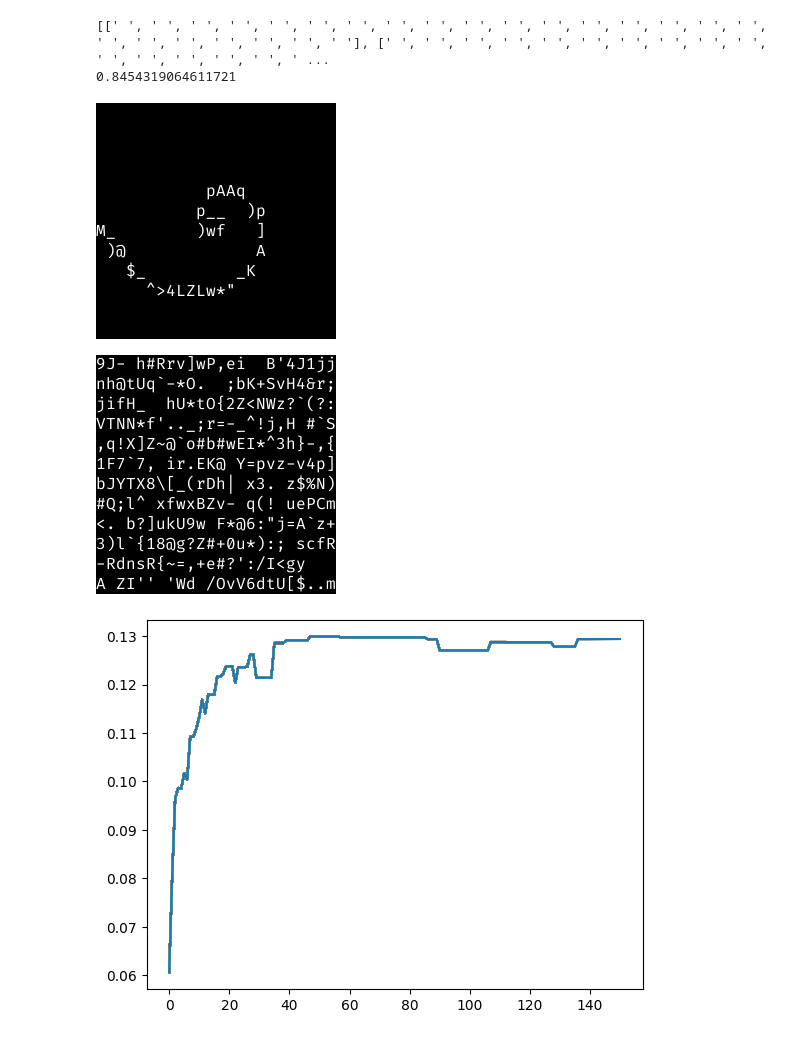
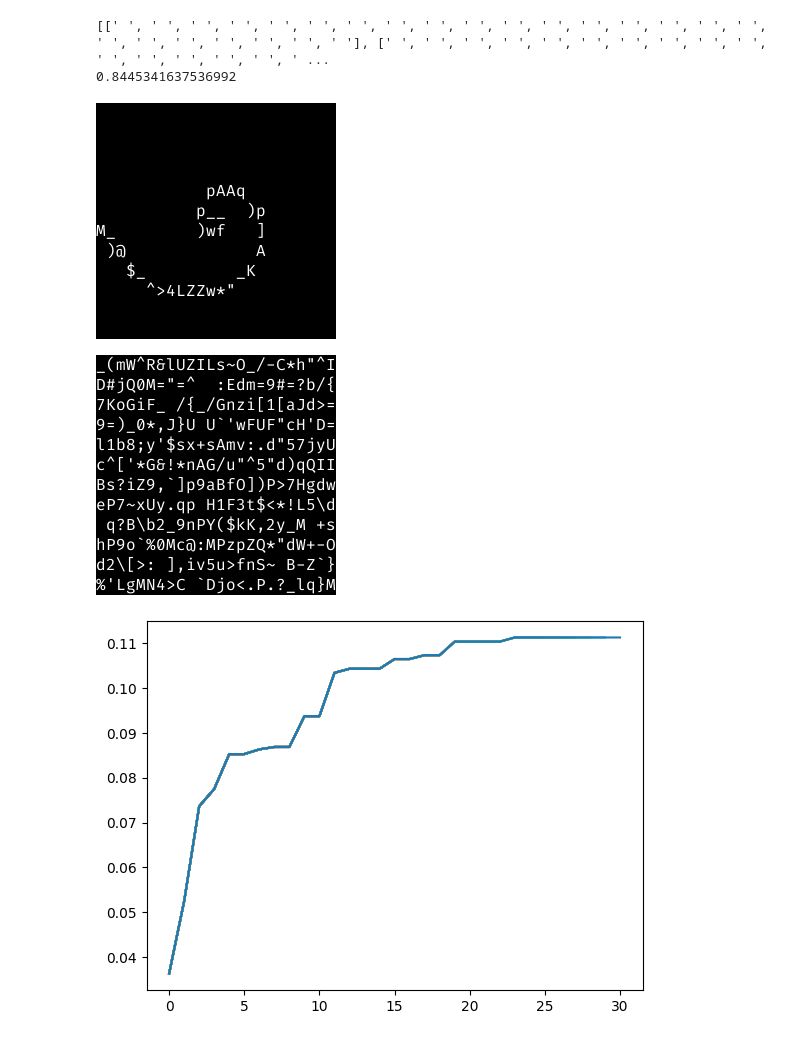
Before and after one commit to wojciechsadlik/python-char-art, a Jupyter notebook: notebooks/line_heuristics.ipynb, the cells around one changed output. Saved outputs shown, nothing was run; the diff lists cells and outputs as text; code cells hidden in the pictures.

Commit message:
global fit at ImgConverter

```diff
--- a/notebooks/line_heuristics.ipynb
+++ b/notebooks/line_heuristics.ipynb
@@ -46,7 +46,7 @@ display(prep_img)
 from converters.line_heuristics.greedy import GreedyLineSearch
 
 line_converter = GreedyLineSearch(CHAR_SET, FONT)
-res_arr = ImgConverter(line_converter).img2symbols(prep_img,
+res_arr = ImgConverter(line_converter, font=FONT).img2symbols(prep_img,
                                                    max_lines=MAX_LINES,
                                                    line_height=line_height,
                                                    max_cols=MAX_COLS,
@@ -57,27 +57,27 @@ print(img_similarity(orig_img, rendered))
 display(rendered)
 # %% [output]
 [[' ', ' ', ' ', ' ', ' ', ' ', ' ', ' ', ' ', ' ', ' ', ' ', ' ', ' ', ' ', ' ', ' ', ' ', ' ', ' ', ' ', ' ', ' ', ' '], [' ', ' ', ' ', ' ', ' ', ' ', ' ', ' ', ' ', ' ', ' ', ' ', ' ', ' ', ' ', ' ...
-0.8454319064611721
+0.8445341637536992
 [figure]
 # %%
 from converters.line_heuristics.random_search import RandomLineSearch
 
-line_converter = RandomLineSearch(CHAR_SET, FONT, 1500)
+line_converter = RandomLineSearch(CHAR_SET, FONT, 150)
 res_history = []
-for res_arr in ImgConverter(line_converter).img2symbols_lazy(prep_img,
+for res_arr in ImgConverter(line_converter, font=FONT).img2symbols_lazy(prep_img,
                                                              max_lines=MAX_LINES,
                                                              line_height=line_height,
                                                              max_cols=MAX_COLS,
                                                              col_width=col_width,
-                                                             gens_per_step=10):
+                                                             gens_per_step=5):
     rendered = render_symbols_img(res_arr, FONT)
     res_history.append(img_similarity(orig_img, rendered))
     clear_output()
     display(rendered)
     plt.plot(res_history)
 # %% [output]
-[figure, old version]
+[figure, new version]
-[figure, old version]
+[figure, new version]
 # %%
 from converters.line_heuristics.harmony_search import HarmonyLineSearch
 
```
Also changed, not shown: parts of 4 cells of this notebook, 7 other files.
